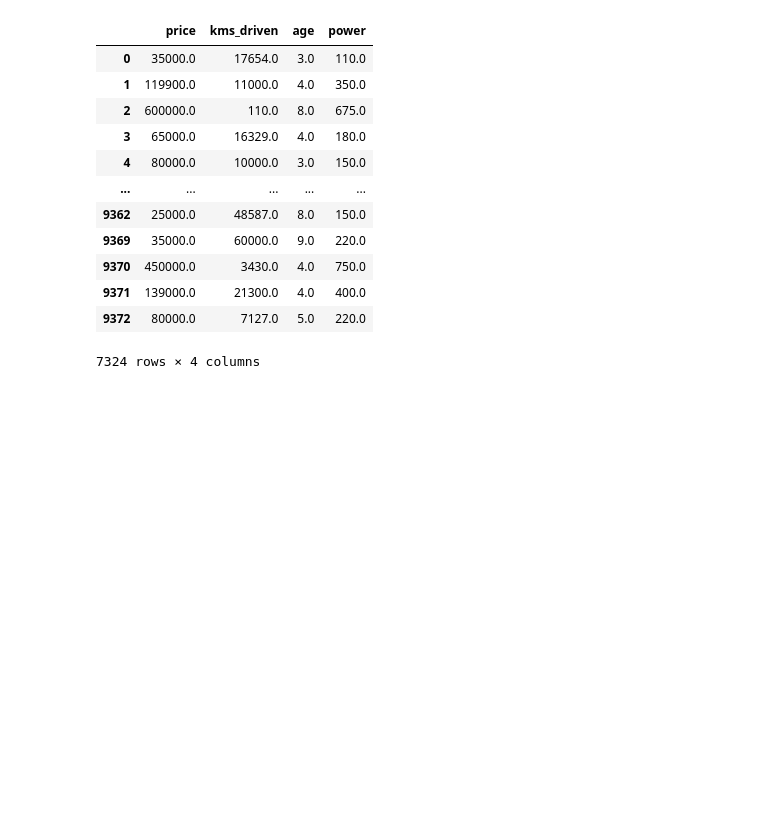
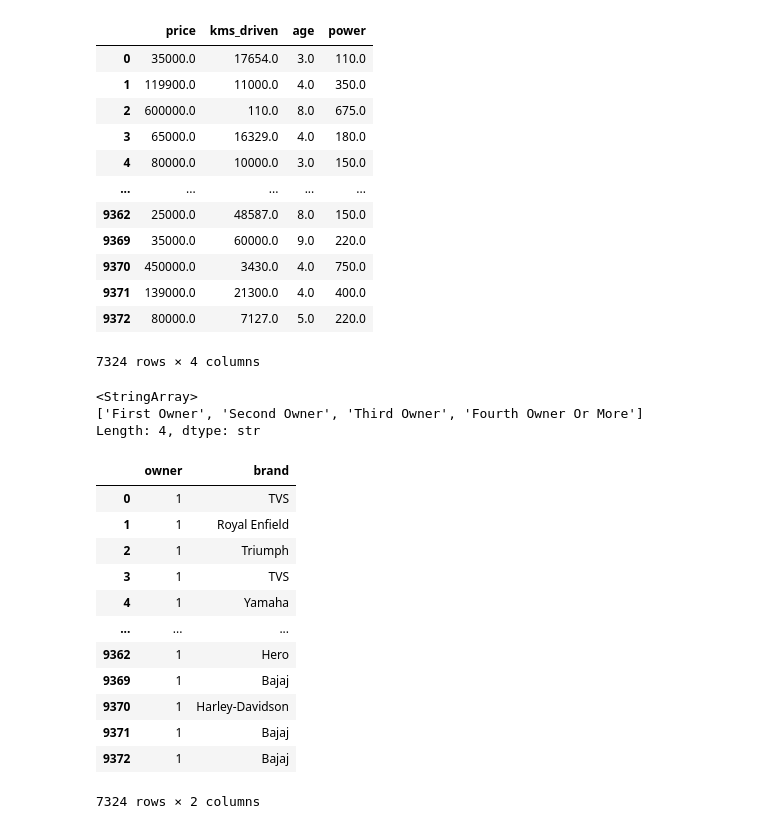
Before and after one commit to Ankush-bi/Training_of_Datascince, a Jupyter notebook: Pandas/project/Bike/baku_basic.ipynb, the cells around one changed output. Saved outputs shown, nothing was run; the diff lists cells and outputs as text; code cells hidden in the pictures; blank space fills up the shorter version.

```diff
--- a/Pandas/project/Bike/baku_basic.ipynb
+++ b/Pandas/project/Bike/baku_basic.ipynb
@@ -297,3 +297,34 @@ num
 7324 rows × 4 columns
 # %%
 df.to_csv('ankush.csv')
+# %%
+an['owner'].unique()
+# %% [output]
+<StringArray>
+['First Owner', 'Second Owner', 'Third Owner', 'Fourth Owner Or More']
+Length: 4, dtype: str
+# %%
+owner_dict = {
+    'First Owner':1,
+    'Second Owner':2,
+    'Third Owner':3,
+    'Fourth Owner Or More':4
+              }
+
+an['owner']=an['owner'].map(owner_dict)
+# %%
+an
+# %% [output]
+|  | owner | brand |
+| 0 | 1 | TVS |
+| 1 | 1 | Royal Enfield |
+| 2 | 1 | Triumph |
+| 3 | 1 | TVS |
+| 4 | 1 | Yamaha |
+| ... | ... | ... |
+| 9362 | 1 | Hero |
+| 9369 | 1 | Bajaj |
+| 9370 | 1 | Harley-Davidson |
+| 9371 | 1 | Bajaj |
+| 9372 | 1 | Bajaj |
+7324 rows × 2 columns
```
Also changed, not shown: parts of 3 cells of this notebook, 2 other files.
